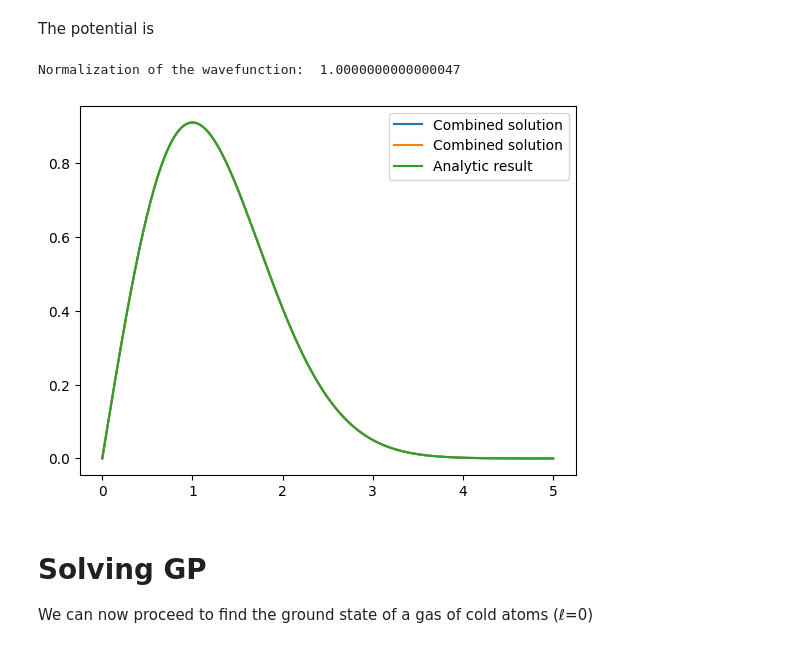
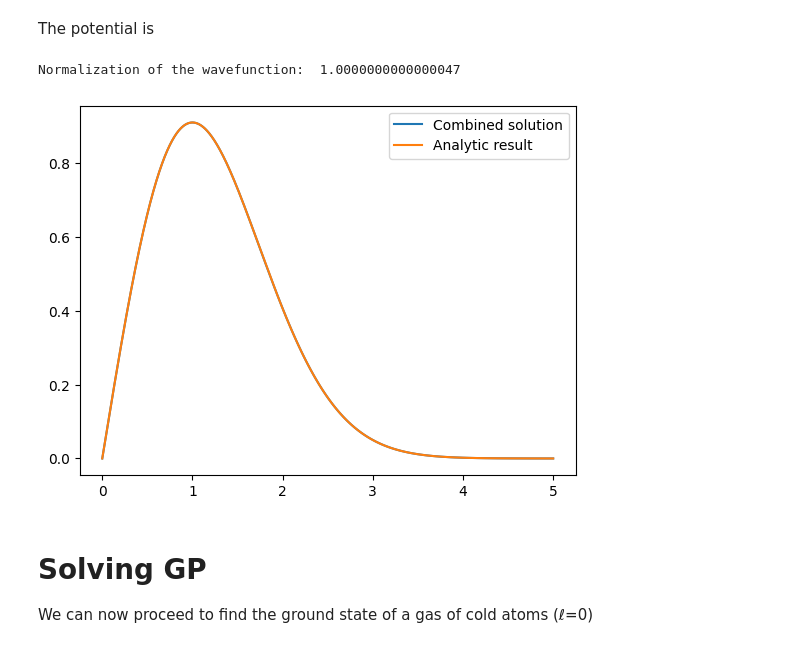
Before and after one commit to marcobeIIa/computational_physics, a Jupyter notebook: homework3/MFA_Lusvardi_Bella_Parolini.ipynb, the cells around one changed output. Saved outputs shown, nothing was run; the diff lists cells and outputs as text; code cells hidden in the pictures.

```diff
--- a/homework3/MFA_Lusvardi_Bella_Parolini.ipynb
+++ b/homework3/MFA_Lusvardi_Bella_Parolini.ipynb
@@ -270,15 +270,14 @@ def matching_v2(energy, r, N, h, Na,phi=None):
 # %%
 numerov_test_E_array = [1.5] # forward_solution and backward_solution read energy as a scalar
 
 plt.plot(r_test,matching(numerov_test_E_array, r_test, N_test, numerov_test_h, 0)[0],label='Combined solution')
-plt.plot(r_test,matching_v2(numerov_test_E_array[0], r_test, N_test, numerov_test_h, 0)[0],label='Combined solution')
 plt.plot(r_test,np.pi**(-0.25)*np.exp(-0.5*np.array(r_test)**2)*2*np.array(r_test),label='Analytic result')
 #$plt.plot(r_test,np.pi**(-0.25)*np.exp(-0.5*np.array(r_test)**2)*2*np.array(r_test),label='Analytic result')
 plt.legend()
 print("Normalization of the wavefunction: ", sum(np.abs(matching(numerov_test_E_array, r_test, N_test, numerov_test_h,0)[0])**2 * numerov_test_h))
 # %% [output]
 Normalization of the wavefunction:  1.0000000000000047
-[figure, old version]
+[figure, new version]
 # %% [markdown]
 # Solving GP
 We can now proceed to find the ground state of a gas of cold atoms (ℓ=0)
```
Also changed, not shown: parts of 19 cells of this notebook.
